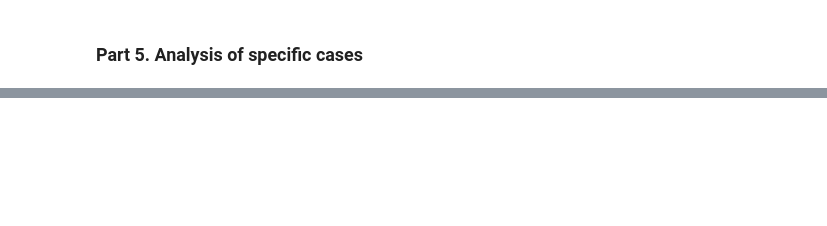
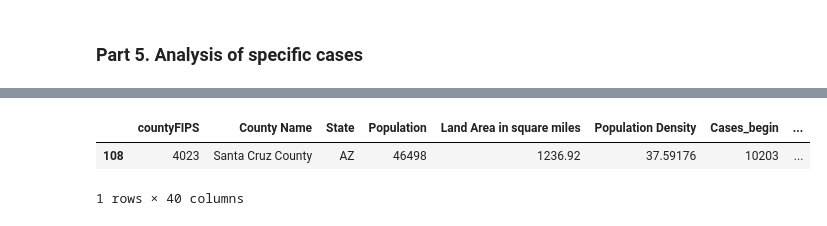
Before and after one commit to dzoanka/Covid19-cases-deaths-against-vax-in-US-counties, a Jupyter notebook: display_plots_covid_data.ipynb, the cells around one changed output, grey strips where cells are left out. Drawn from its saved outputs; the diff is of its cells as text; code cells hidden in the pictures; blank space fills up the shorter version.

```diff
--- a/display_plots_covid_data.ipynb
+++ b/display_plots_covid_data.ipynb
@@ -127,0 +138,6 @@ Text(0, 0.5, 'Infections per 10k inhabitants')
+# %%
+filter_pop[(filter_pop['Infections per 10k inhabitants'] > 1000) & (filter_pop['Percentage of fully vaccinated'] > 90)]
+# %% [output]
+|  | countyFIPS | County Name | State | Population | Land Area in square miles | Population Density | Cases_begin | ... |
+| 108 | 4023 | Santa Cruz County | AZ | 46498 | 1236.92 | 37.59176 | 10203 | ... |
+1 rows × 40 columns
```
Also changed, not shown: parts of 9 cells of this notebook, 5 other files.
